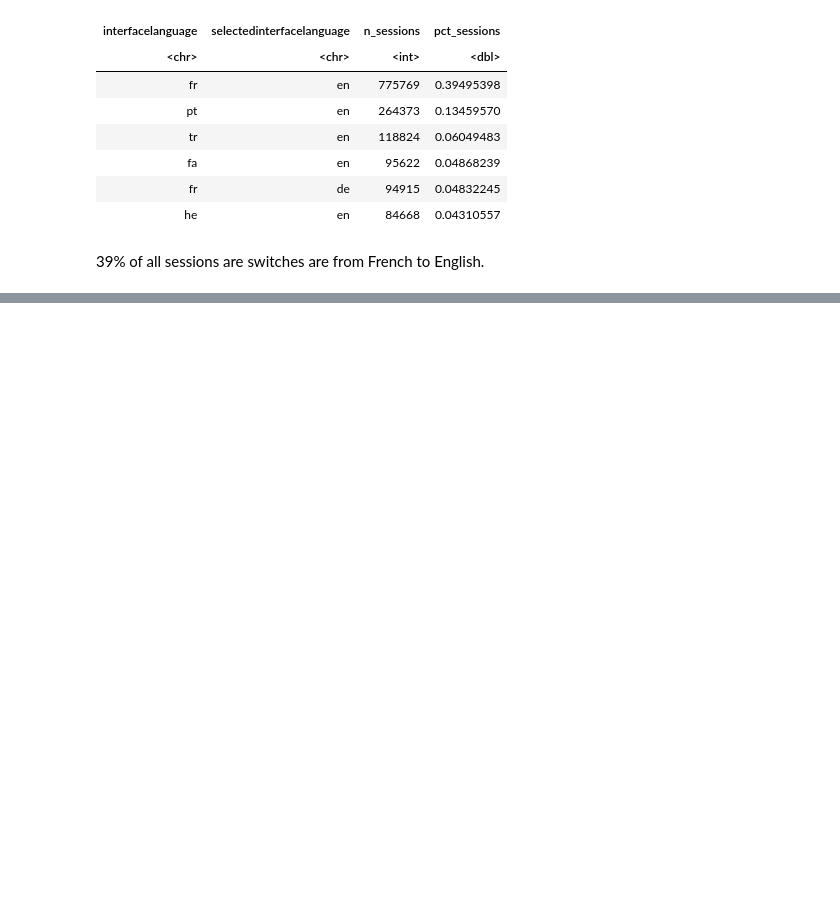
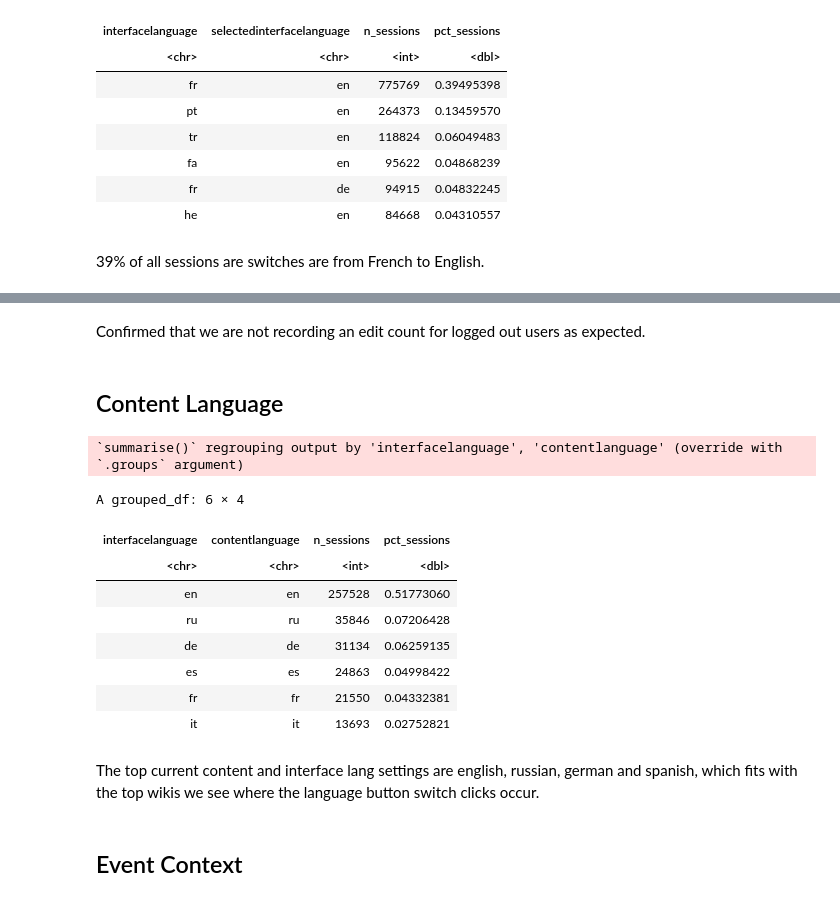
Before and after one commit to wikimedia-research/Language-Switching-Analysis-2021, a Jupyter notebook: QA/post_deployment_qa.ipynb, the cells around one changed output, grey strips where cells are left out. Drawn from its saved outputs; the diff is of its cells as text; code cells hidden in the pictures; blank space fills up the shorter version.

```diff
--- a/QA/post_deployment_qa.ipynb
+++ b/QA/post_deployment_qa.ipynb
@@ -316,0 +558,30 @@ A grouped_df: 6 × 4
+# %% [markdown]
+Confirmed that we are not recording an edit count for logged out users as expected.
+# %% [markdown]
+## Content Language
+# %%
+
+top_content_languages <- lang_button_events %>%
+    mutate(all_sessions = n_distinct(web_session_id)) %>%
+    group_by(interfacelanguage, contentlanguage) %>%
+    summarize(n_sessions = n_distinct(web_session_id),
+             pct_sessions = n_sessions/all_sessions) %>%
+    distinct() %>%
+    arrange(desc(n_sessions))
+
+head(top_content_languages )
+# %% [output]
+`summarise()` regrouping output by 'interfacelanguage', 'contentlanguage' (override with `.groups` argument)
+A grouped_df: 6 × 4
+| interfacelanguage | contentlanguage | n_sessions | pct_sessions |
+| <chr> | <chr> | <int> | <dbl> |
+| en | en | 257528 | 0.51773060 |
+| ru | ru | 35846 | 0.07206428 |
+| de | de | 31134 | 0.06259135 |
+| es | es | 24863 | 0.04998422 |
+| fr | fr | 21550 | 0.04332381 |
+| it | it | 13693 | 0.02752821 |
+# %% [markdown]
+The top current content and interface lang settings are english, russian, german and spanish, which fits with the top wikis we see where the language button switch clicks occur.
+# %% [markdown]
+## Event Context
```
Also changed, not shown: parts of 42 cells of this notebook.
